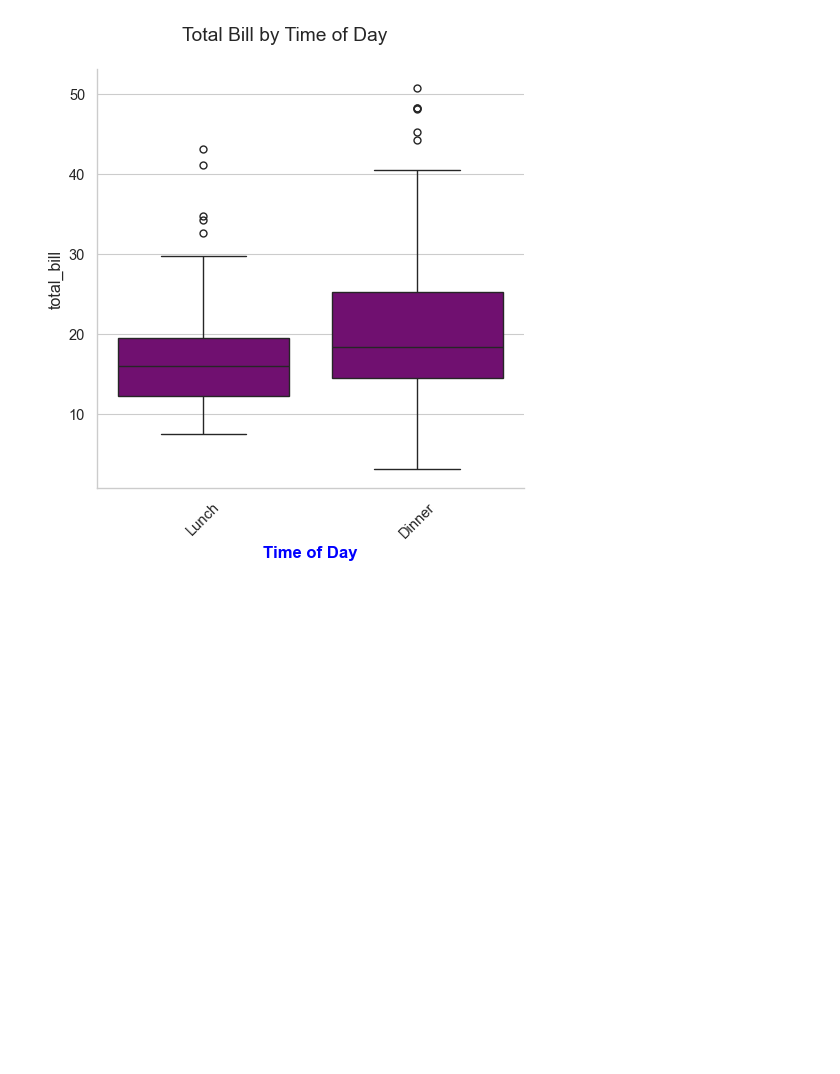
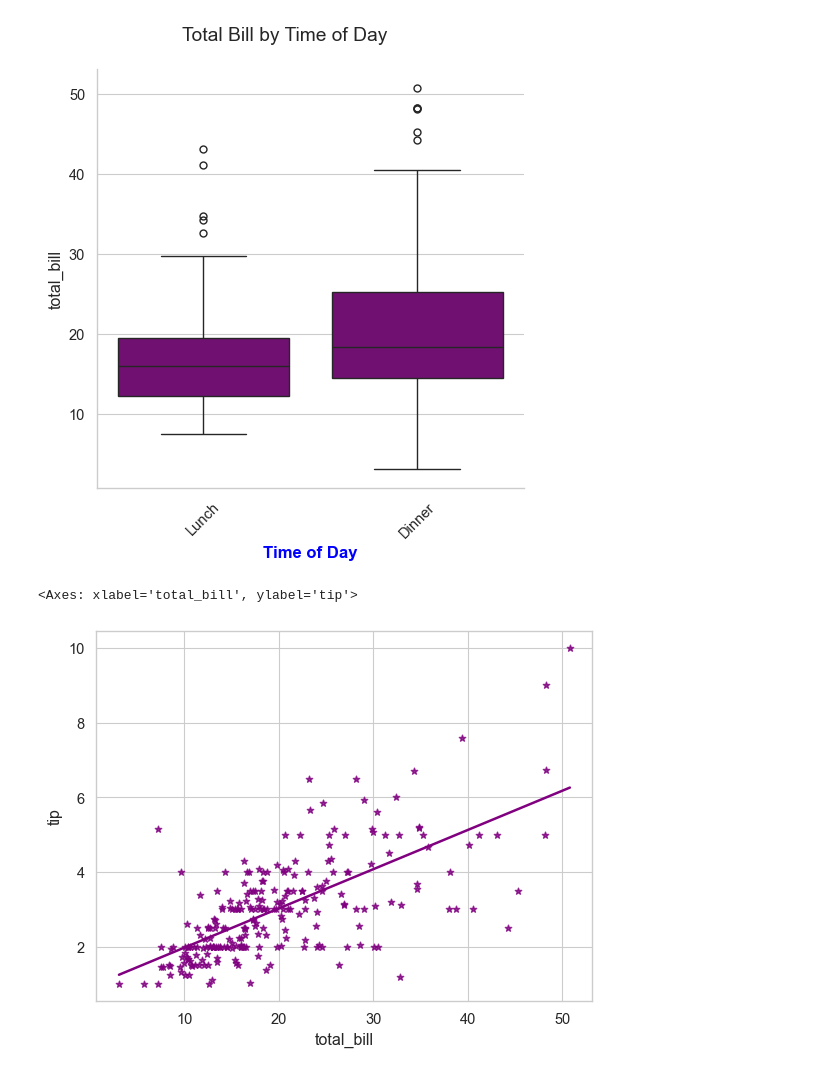
Before and after one commit to f2alab/datacamptraining, a Jupyter notebook: data_visualization.ipynb, the cells around one changed output. Saved outputs shown, nothing was run; the diff lists cells and outputs as text; code cells hidden in the pictures; blank space fills up the shorter version.

```diff
--- a/data_visualization.ipynb
+++ b/data_visualization.ipynb
@@ -117,3 +117,12 @@ plt.xticks(rotation=45)
 # %% [output]
 ([0, 1], [Text(0, 0, 'Lunch'), Text(1, 0, 'Dinner')])
 [figure]
+# %%
+sns.regplot(x='total_bill',
+                y='tip',
+                data=tips,
+                ci=None,
+                marker='*',)
+# %% [output]
+<Axes: xlabel='total_bill', ylabel='tip'>
+[figure, added]
```
Also changed, not shown: parts of 2 cells of this notebook, 15 other files.
